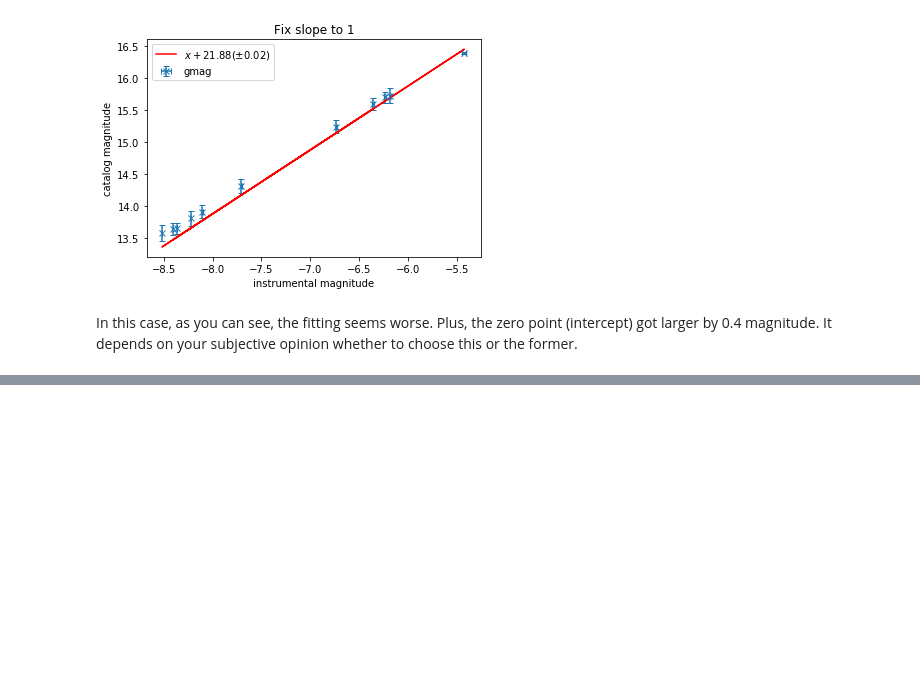
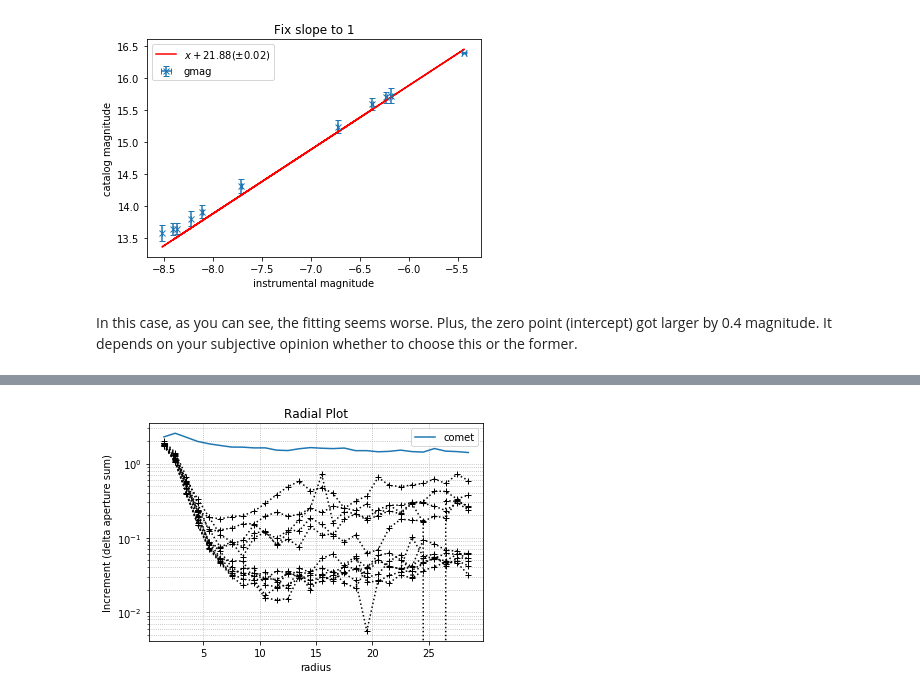
Before and after one commit to ysBach/AO_2018, a Jupyter notebook: Python_Photometry.ipynb, the cells around one changed output, grey strips where cells are left out. Saved outputs shown, nothing was run; the diff lists cells and outputs as text; code cells hidden in the pictures; blank space fills up the shorter version.

Commit message:
added radial profile

```diff
--- a/Python_Photometry.ipynb
+++ b/Python_Photometry.ipynb
@@ -856,0 +993,18 @@ In this case, as you can see, the fitting seems worse. Plus, the zero point (int
+# %%
+# use ``ediff1d`` to calculate the radial plot
+r_radial = (radii[:-1] + radii[1:]) / 2
+
+plt.title("Radial Plot")
+plt.plot(r_radial, np.ediff1d(rphot_comet_norm), label="comet")
+
+for s in rphot_stars_norm:
+    plt.plot(r_radial, np.ediff1d(s), 'k:', marker='+')
+
+plt.xlabel("radius")
+plt.ylabel("Increment (delta aperture sum)")
+plt.yscale('log')
+plt.legend()
+plt.grid(ls=':', axis='x')
+plt.grid(ls=':', which='both', axis='y')
+# %% [output]
+[figure, added]
```
Also changed, not shown: parts of 14 cells of this notebook, 1 other file.
